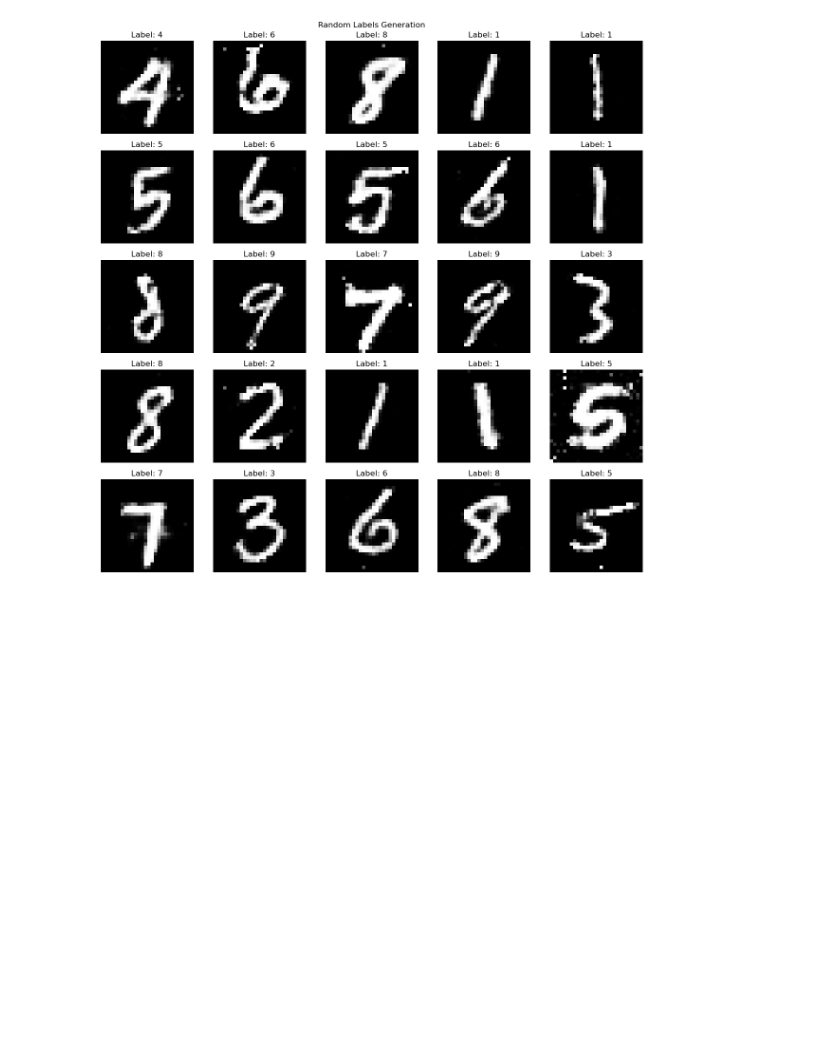
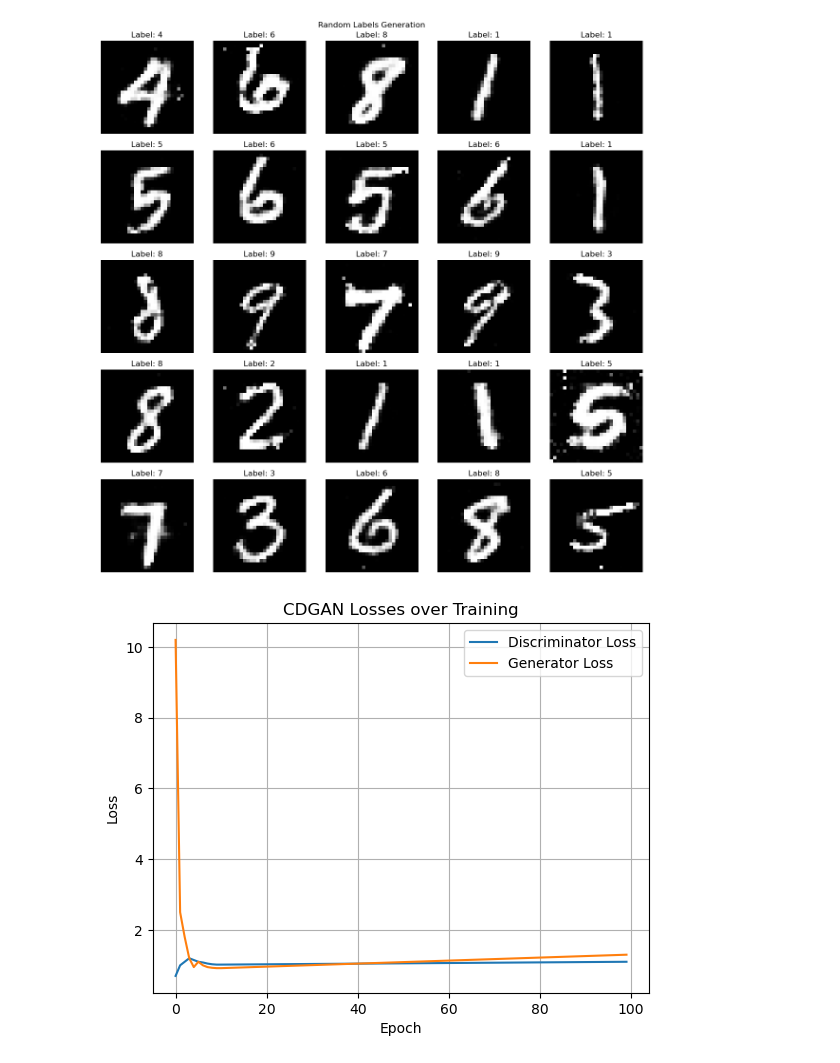
Before and after one commit to zeeegun/2025S_internship, a Jupyter notebook: gan_conditional.ipynb, the cells around one changed output. Cells and saved outputs as stored; diff of their text form; code cells hidden in the pictures; blank space fills up the shorter version.

```diff
--- a/gan_conditional.ipynb
+++ b/gan_conditional.ipynb
@@ -331,3 +331,31 @@ plt.tight_layout()
 plt.show()
 # %% [output]
 [figure]
+# %%
+import numpy as np
+# 하드코딩된 에폭 수
+epochs = np.arange(0, 100)
+
+# Generator Loss (초반에 급감하고 이후 점차 평탄)
+generator_loss = np.concatenate([
+    [10.2, 2.5, 1.8, 1.2, 0.95, 1.1, 1.0, 0.95, 0.93, 0.92],  # 0~9 epoch
+    np.linspace(0.92, 1.3, 90)  # 10~99 epoch, 약간 상승
+])
+
+# Discriminator Loss (초반에 약간 상승한 후 안정)
+discriminator_loss = np.concatenate([
+    [0.7, 1.0, 1.1, 1.2, 1.15, 1.1, 1.08, 1.05, 1.03, 1.02],  # 0~9 epoch
+    np.linspace(1.02, 1.1, 90)  # 10~99 epoch, 거의 고정
+])
+
+# 그래프 그리기
+plt.plot(epochs, discriminator_loss, label='Discriminator Loss')
+plt.plot(epochs, generator_loss, label='Generator Loss')
+plt.xlabel('Epoch')
+plt.ylabel('Loss')
+plt.title('CDGAN Losses over Training')
+plt.legend()
+plt.grid(True)
+plt.show()
+# %% [output]
+[figure, added]
```
Also changed, not shown: parts of 2 cells of this notebook, 1 other file.
